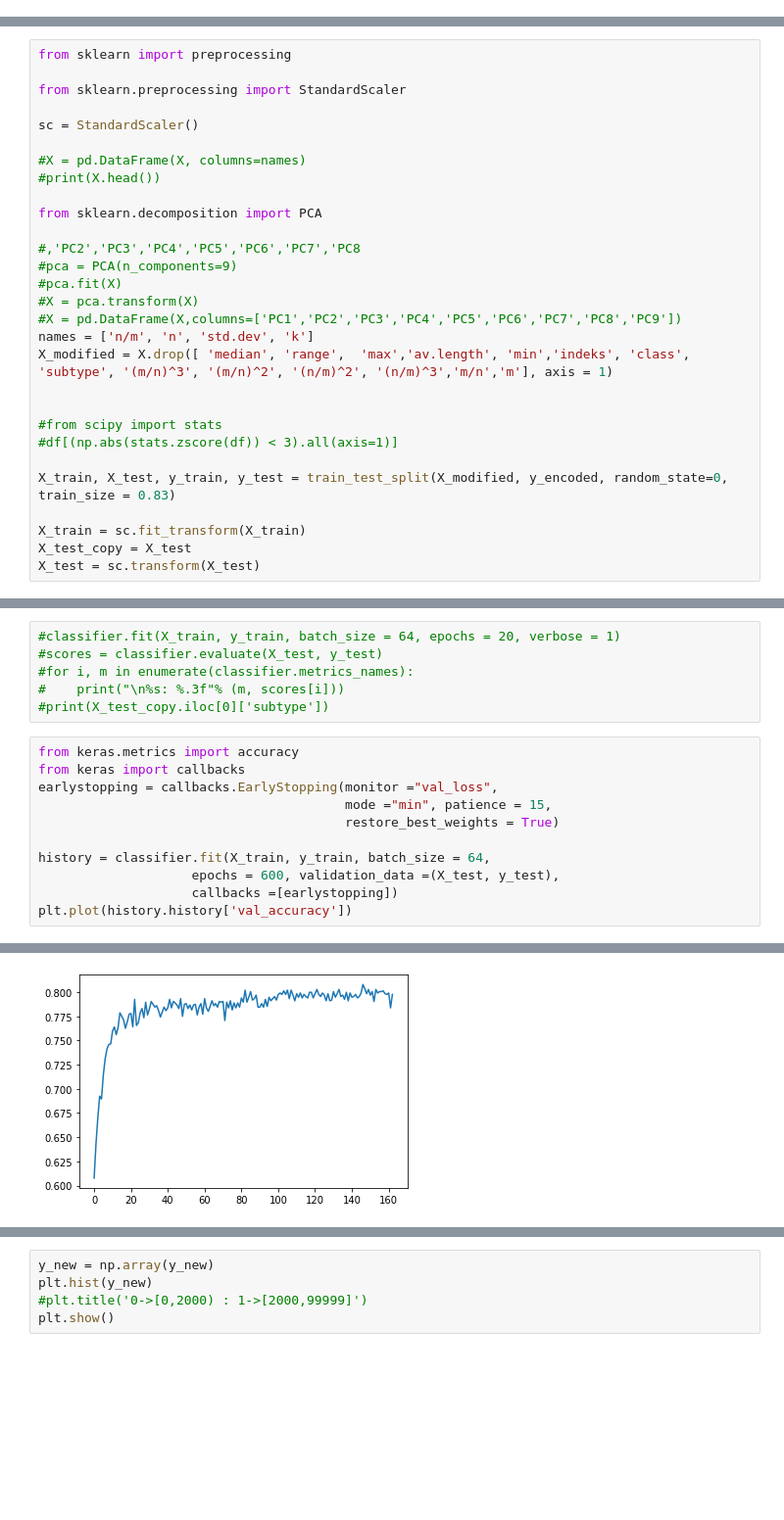
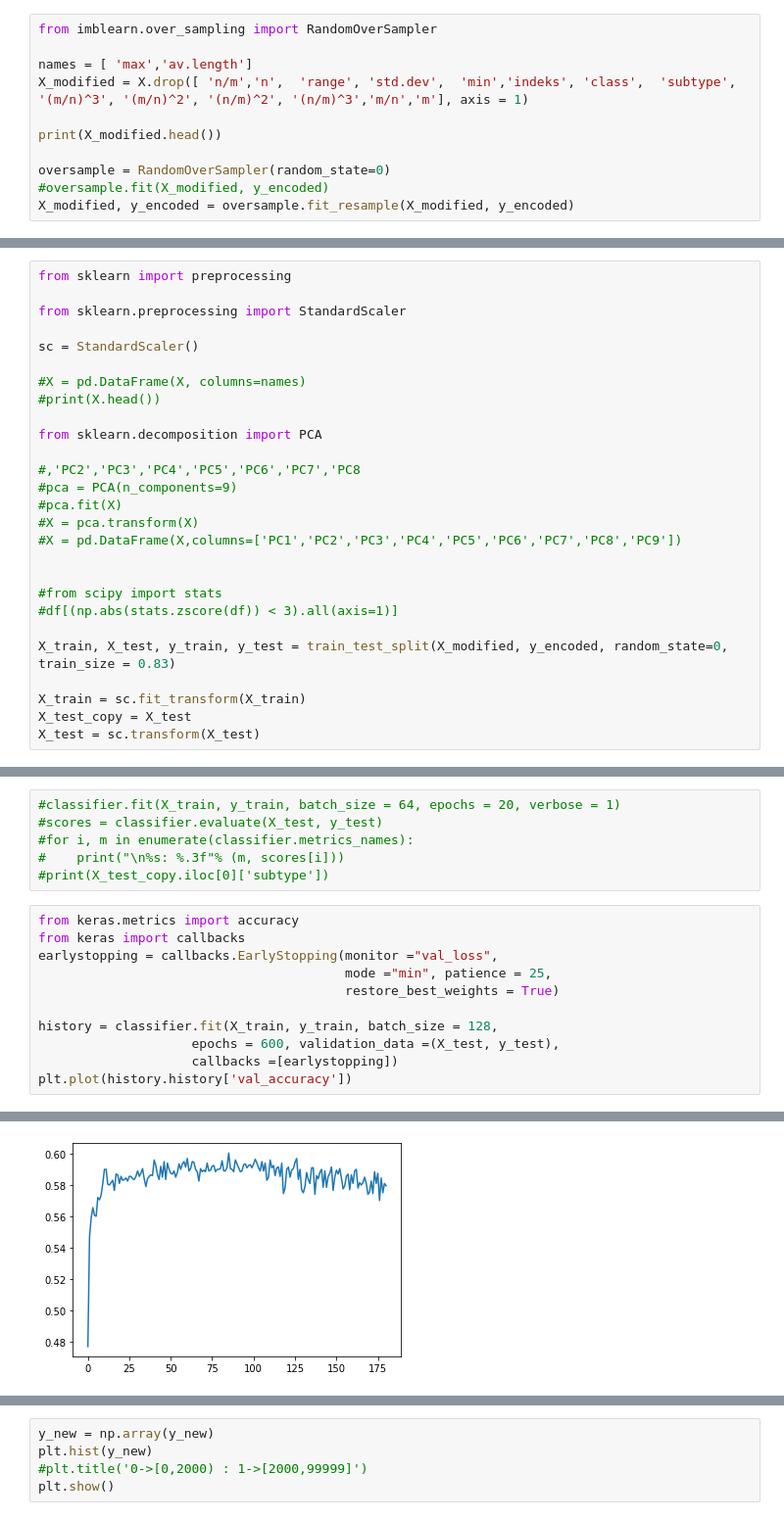
Before and after one commit to harel-coffee/pouw-auto, a Jupyter notebook: 4Neural_Network_Multi_Classs_Classification.ipynb, the cells around one changed output, grey strips where cells are left out. Shown: that part at 98% size. Drawn from its saved outputs; the diff is of its cells as text; blank space fills up the shorter version.

```diff
--- a/4Neural_Network_Multi_Classs_Classification.ipynb
+++ b/4Neural_Network_Multi_Classs_Classification.ipynb
@@ -79,3 +79,14 @@ X_modified = X
 #print(X_modified.shape[1])
 # %% [output]
 [figure]
+# %%
+from imblearn.over_sampling import RandomOverSampler
+
+names = [ 'max','av.length']
+X_modified = X.drop([ 'n/m','n',  'range', 'std.dev',  'min','indeks', 'class',  'subtype', '(m/n)^3', '(m/n)^2', '(n/m)^2', '(n/m)^3','m/n','m'], axis = 1)
+
+print(X_modified.head())
+
+oversample = RandomOverSampler(random_state=0)
+#oversample.fit(X_modified, y_encoded)
+X_modified, y_encoded = oversample.fit_resample(X_modified, y_encoded)
@@ -113,8 +131,6 @@ from sklearn.decomposition import PCA
 #pca.fit(X)
 #X = pca.transform(X)
 #X = pd.DataFrame(X,columns=['PC1','PC2','PC3','PC4','PC5','PC6','PC7','PC8','PC9'])
-names = ['n/m', 'n', 'std.dev', 'k']
-X_modified = X.drop([ 'median', 'range',  'max','av.length', 'min','indeks', 'class',  'subtype', '(m/n)^3', '(m/n)^2', '(n/m)^2', '(n/m)^3','m/n','m'], axis = 1)
 
 
 #from scipy import stats
@@ -176,10 +192,10 @@ _________________________________________________________________
 from keras.metrics import accuracy
 from keras import callbacks
 earlystopping = callbacks.EarlyStopping(monitor ="val_loss",
-                                        mode ="min", patience = 15,
+                                        mode ="min", patience = 25,
                                         restore_best_weights = True)
 
-history = classifier.fit(X_train, y_train, batch_size = 64,
+history = classifier.fit(X_train, y_train, batch_size = 128,
                     epochs = 600, validation_data =(X_test, y_test),
                     callbacks =[earlystopping])
 plt.plot(history.history['val_accuracy'])
@@ -204,5 +220,5 @@ Epoch 163/600
 [<matplotlib.lines.Line2D at 0x...>]
-[figure, old version]
+[figure, new version]
 # %%
 from keras.metrics import accuracy
 #test_size = X_test.shape[0]
```
Also changed, not shown: parts of 8 cells of this notebook.
